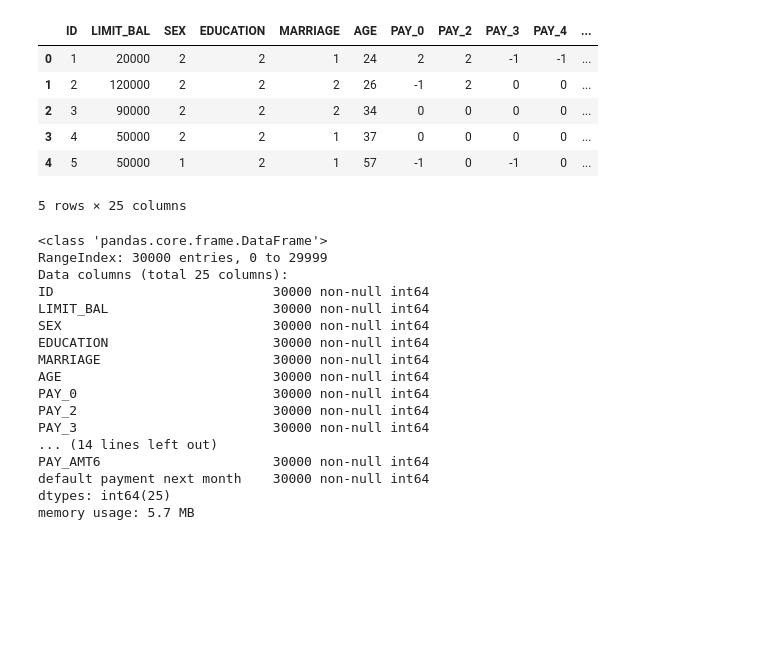
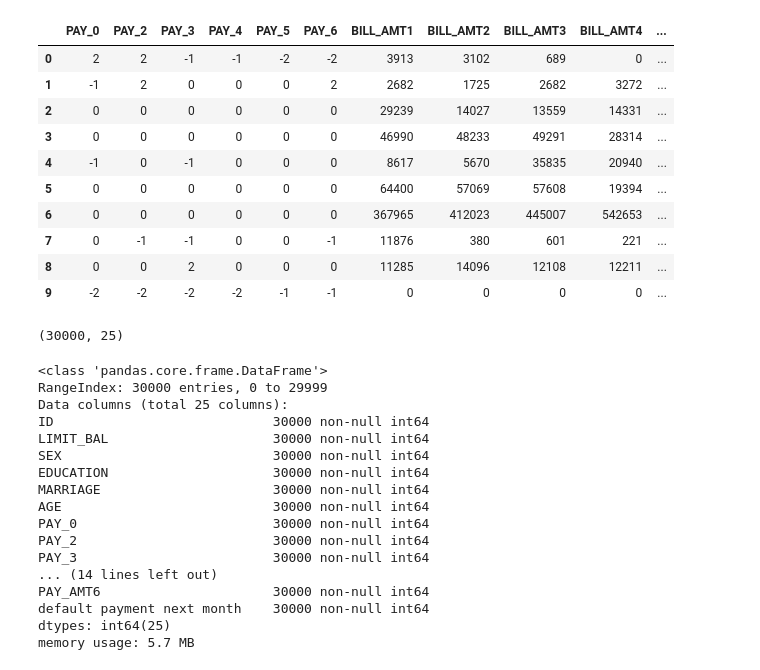
Before and after one commit to ProSerg/SkillFactory, a Jupyter notebook: ML/sfml/hw_01/hw1-task.ipynb, the cells around one changed output. Drawn from its saved outputs; the diff is of its cells as text; code cells hidden in the pictures; blank space fills up the shorter version.

```diff
--- a/ML/sfml/hw_01/hw1-task.ipynb
+++ b/ML/sfml/hw_01/hw1-task.ipynb
@@ -3,16 +3,24 @@ import pandas as pd
 # %%
 # (1) Используя параметры pandas прочитать красиво пандас (подвох что заголовки - первые 2 линии)
 df = pd.read_csv('./../../data/default_of_credit_card_clients.csv', sep=';', skiprows=1) #TODO
+# %%
+df.iloc[:10,6:]
+# %% [output]
+|  | PAY_0 | PAY_2 | PAY_3 | PAY_4 | PAY_5 | PAY_6 | BILL_AMT1 | BILL_AMT2 | BILL_AMT3 | BILL_AMT4 | ... |
+| 0 | 2 | 2 | -1 | -1 | -2 | -2 | 3913 | 3102 | 689 | 0 | ... |
+| 1 | -1 | 2 | 0 | 0 | 0 | 2 | 2682 | 1725 | 2682 | 3272 | ... |
+| 2 | 0 | 0 | 0 | 0 | 0 | 0 | 29239 | 14027 | 13559 | 14331 | ... |
+| 3 | 0 | 0 | 0 | 0 | 0 | 0 | 46990 | 48233 | 49291 | 28314 | ... |
+| 4 | -1 | 0 | -1 | 0 | 0 | 0 | 8617 | 5670 | 35835 | 20940 | ... |
+| 5 | 0 | 0 | 0 | 0 | 0 | 0 | 64400 | 57069 | 57608 | 19394 | ... |
+| 6 | 0 | 0 | 0 | 0 | 0 | 0 | 367965 | 412023 | 445007 | 542653 | ... |
+| 7 | 0 | -1 | -1 | 0 | 0 | -1 | 11876 | 380 | 601 | 221 | ... |
+| 8 | 0 | 0 | 2 | 0 | 0 | 0 | 11285 | 14096 | 12108 | 12211 | ... |
+| 9 | -2 | -2 | -2 | -2 | -1 | -1 | 0 | 0 | 0 | 0 | ... |
 # %%
-df.head()
+df.shape
 # %% [output]
-|  | ID | LIMIT_BAL | SEX | EDUCATION | MARRIAGE | AGE | PAY_0 | PAY_2 | PAY_3 | PAY_4 | ... |
-| 0 | 1 | 20000 | 2 | 2 | 1 | 24 | 2 | 2 | -1 | -1 | ... |
-| 1 | 2 | 120000 | 2 | 2 | 2 | 26 | -1 | 2 | 0 | 0 | ... |
-| 2 | 3 | 90000 | 2 | 2 | 2 | 34 | 0 | 0 | 0 | 0 | ... |
-| 3 | 4 | 50000 | 2 | 2 | 1 | 37 | 0 | 0 | 0 | 0 | ... |
-| 4 | 5 | 50000 | 1 | 2 | 1 | 57 | -1 | 0 | -1 | 0 | ... |
-5 rows × 25 columns
+(30000, 25)
 # %%
 # (2) выведите, что за типы переменных, сколько пропусков,
 # для численных значений посчитайте пару статистик (в свободной форме)
```
Also changed, not shown: 15 other files.
